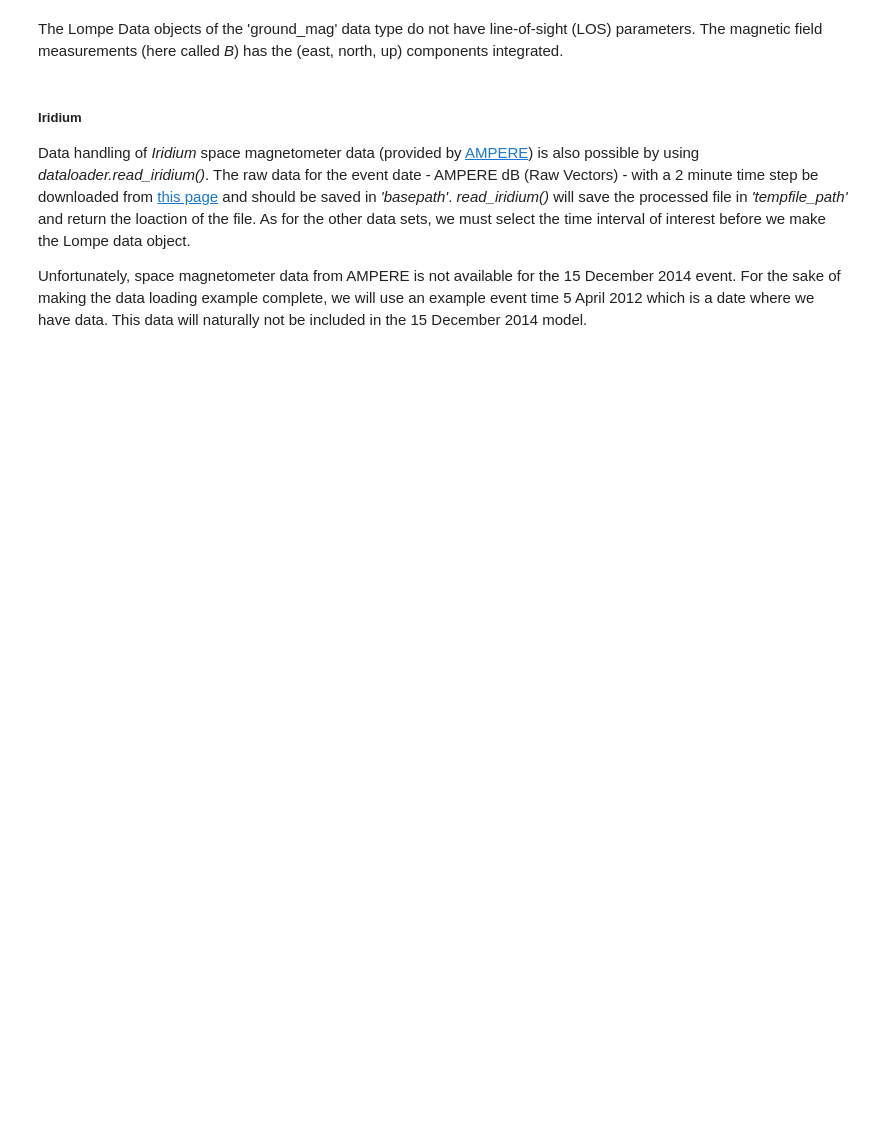
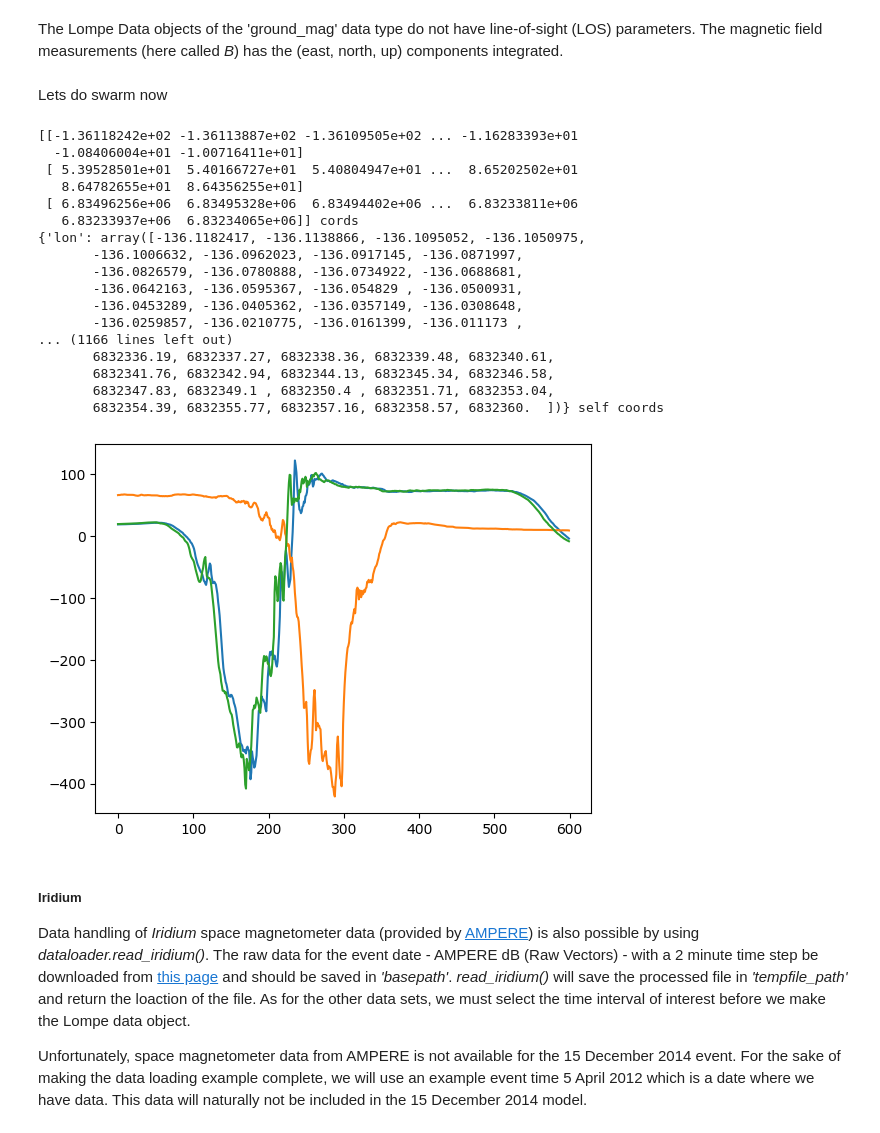
Before and after one commit to CassandraAuri/Physics_Work, a Jupyter notebook: Aurora_Work/Data_handling_with_Lompe.ipynb, the cells around one changed output. Drawn from its saved outputs; the diff is of its cells as text; code cells hidden in the pictures; blank space fills up the shorter version.

```diff
--- a/Aurora_Work/Data_handling_with_Lompe.ipynb
+++ b/Aurora_Work/Data_handling_with_Lompe.ipynb
@@ -19,9 +30,9 @@ We then select the event date and time we want to make Lompe data for. We specif
 # set time interval
 event = '2022-12-19'
 hour = 14
-minute = 4
+minute = 5
 t0 = dt.datetime(int(event[0:4]), int(event[5:7]), int(event[8:10]), hour, minute)
-DT = dt.timedelta(seconds = 2 * 60) # will select data from time +/- DT
+DT = dt.timedelta(seconds = 5 * 60) # will select data from time +/- DT
 
 # apex object for magnetic coordinates
 a = Apex(t0.year)
@@ -145,2 +175,4 @@ sm_data = lompe.Data(B * 1e-9, coords, datatype = 'ground_mag', error = 10e-9, i
 # %% [markdown]
 The Lompe Data objects of the 'ground_mag' data type do not have line-of-sight (LOS) parameters. The magnetic field measurements (here called *B*) has the (east, north, up) components integrated.
+# %% [markdown]
+Lets do swarm now
@@ -147,3 +185,48 @@ The Lompe Data objects of the 'ground_mag' data type do not have line-of-sight (
+# %%
+collectionB_01 = ["SW_OPER_MAGA_LR_1B", "SW_OPER_MAGB_LR_1B", "SW_OPER_MAGC_LR_1B"]
+swarmmags=[]
+for i in range(3):
+    dsB = requester(
+        collectionB_01[i],
+        "B_NEC",
+        True,
+        asynchronous=False,
+        show_progress=False,
+    )
+
+
+    Bdata = dsB["B_NEC_res_CHAOS"]  # data package
+    time = Bdata.index.to_numpy()
+    Bdata = Bdata.to_numpy()
+
+    barranged = arrangement(time, Bdata, 3)
+
+    coords=np.array([ dsB['Longitude'].to_numpy(),dsB['Latitude'].to_numpy(),  dsB["Radius"].to_numpy()])
+
+    Bused=np.array([ barranged[:,1],barranged[:,0], -1*barranged[:,2]])
+
+    plt.plot(Bused[0])
+
+    swarmmags.append(lompe.Data(Bused*1e-9,coords, datatype='space_mag_full', error=1e-9,iweight=1))
+# %% [output]
+[[-1.36118242e+02 -1.36113887e+02 -1.36109505e+02 ... -1.16283393e+01
+  -1.08406004e+01 -1.00716411e+01]
+ [ 5.39528501e+01  5.40166727e+01  5.40804947e+01 ...  8.65202502e+01
+   8.64782655e+01  8.64356255e+01]
+ [ 6.83496256e+06  6.83495328e+06  6.83494402e+06 ...  6.83233811e+06
+   6.83233937e+06  6.83234065e+06]] cords
+{'lon': array([-136.1182417, -136.1138866, -136.1095052, -136.1050975,
+       -136.1006632, -136.0962023, -136.0917145, -136.0871997,
+       -136.0826579, -136.0780888, -136.0734922, -136.0688681,
+       -136.0642163, -136.0595367, -136.054829 , -136.0500931,
+       -136.0453289, -136.0405362, -136.0357149, -136.0308648,
+       -136.0259857, -136.0210775, -136.0161399, -136.011173 ,
+... (1166 lines left out)
+       6832336.19, 6832337.27, 6832338.36, 6832339.48, 6832340.61,
+       6832341.76, 6832342.94, 6832344.13, 6832345.34, 6832346.58,
+       6832347.83, 6832349.1 , 6832350.4 , 6832351.71, 6832353.04,
+       6832354.39, 6832355.77, 6832357.16, 6832358.57, 6832360.  ])} self coords
+[figure, added]
 # %% [markdown]
 ##### Iridium
 
```
Also changed, not shown: parts of 14 cells of this notebook.
